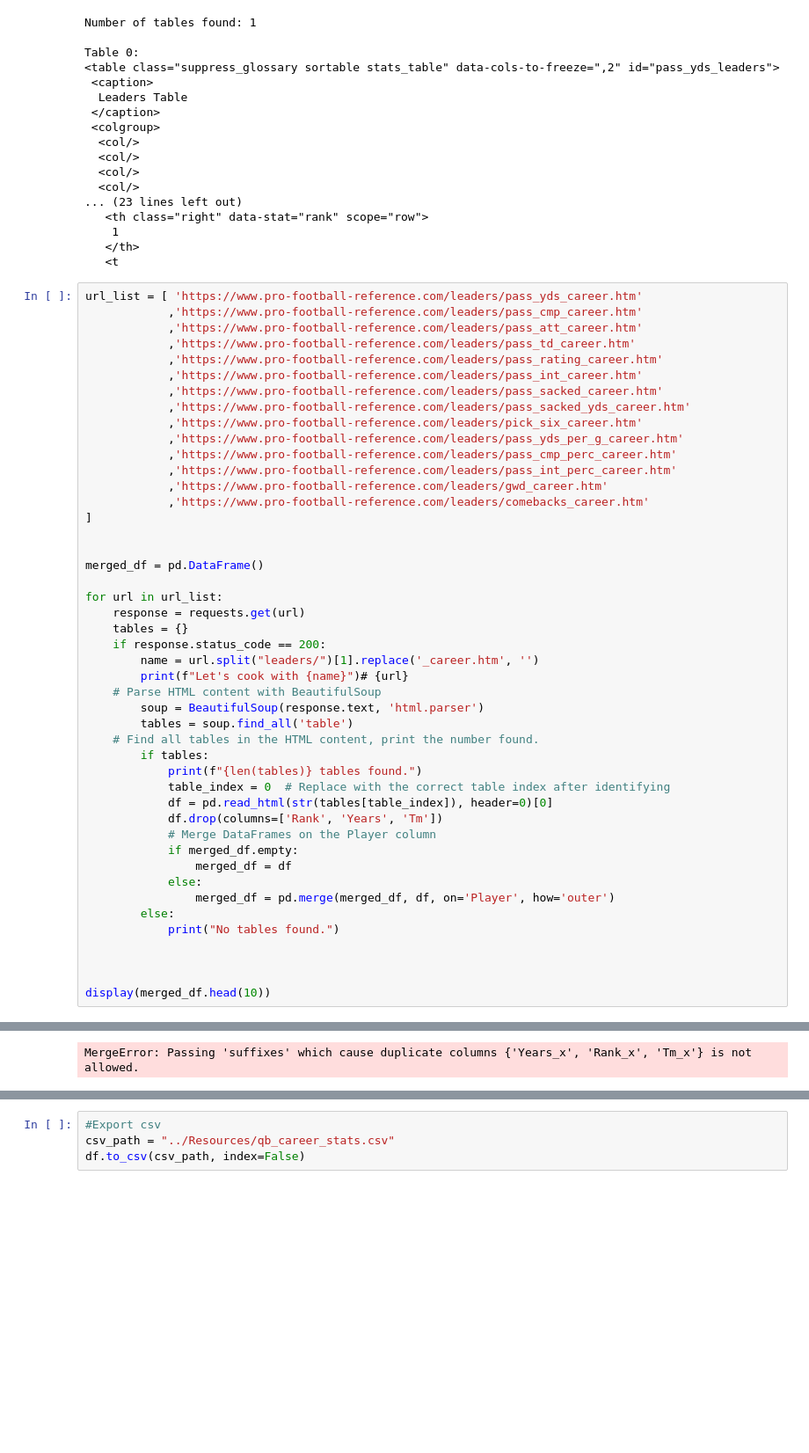
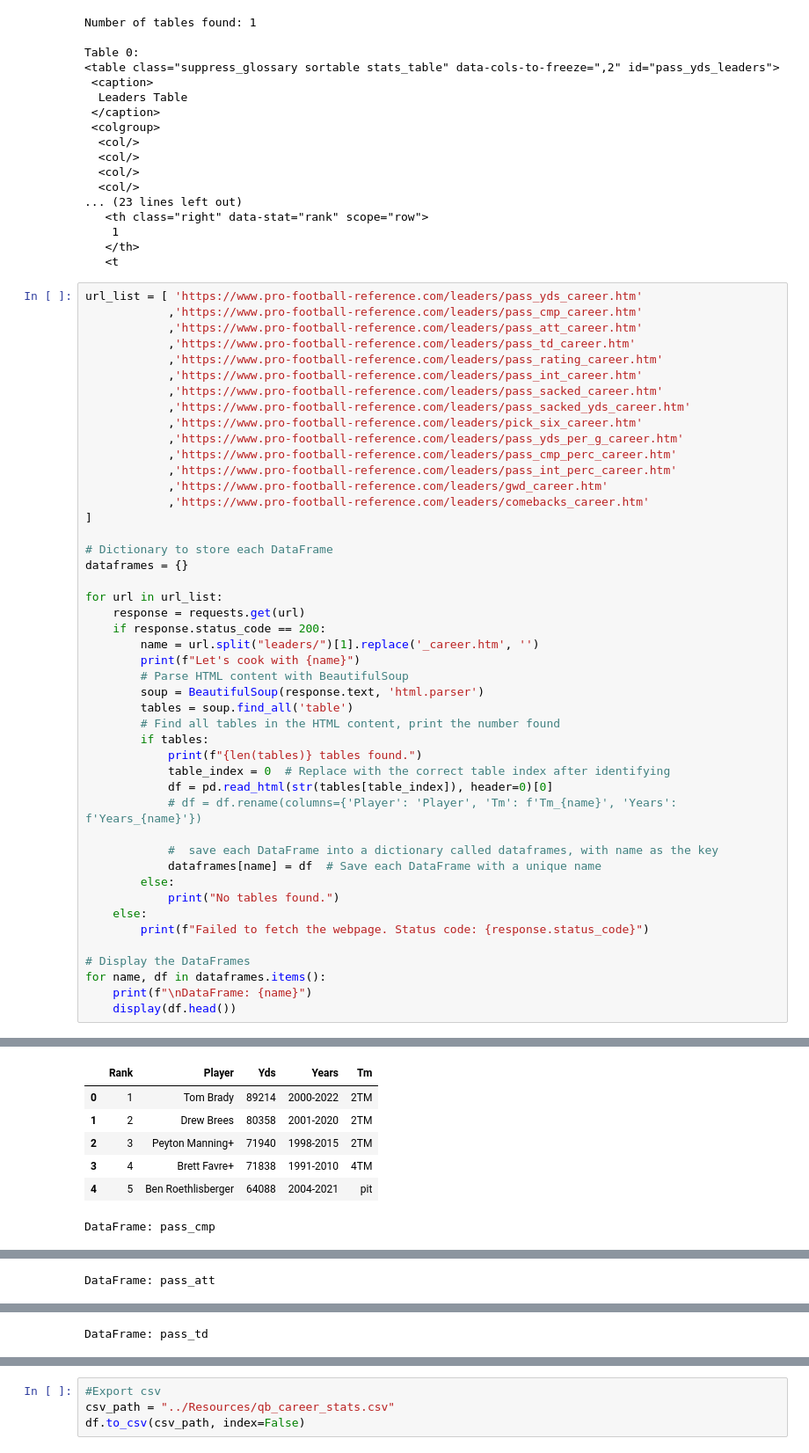
Before and after one commit to willablackmon/nfl_quarterback_draft, a Jupyter notebook: data_sourcing/qb_career_data.ipynb, the cells around one changed output, grey strips where cells are left out. Shown at 88% size. Drawn from its saved outputs; the diff is of its cells as text; blank space fills up the shorter version.

```diff
--- a/data_sourcing/qb_career_data.ipynb
+++ b/data_sourcing/qb_career_data.ipynb
@@ -60,35 +60,35 @@ url_list = [ 'https://www.pro-football-reference.com/leaders/pass_yds_career.htm
             ,'https://www.pro-football-reference.com/leaders/comebacks_career.htm'
 ]
 
-
-merged_df = pd.DataFrame()
+# Dictionary to store each DataFrame
+dataframes = {}
 
 for url in url_list:
     response = requests.get(url)
-    tables = {}
     if response.status_code == 200:
         name = url.split("leaders/")[1].replace('_career.htm', '')
-        print(f"Let's cook with {name}")# {url}
-    # Parse HTML content with BeautifulSoup
+        print(f"Let's cook with {name}")
+        # Parse HTML content with BeautifulSoup
         soup = BeautifulSoup(response.text, 'html.parser')
         tables = soup.find_all('table')
-    # Find all tables in the HTML content, print the number found.
+        # Find all tables in the HTML content, print the number found
         if tables:
             print(f"{len(tables)} tables found.")
             table_index = 0  # Replace with the correct table index after identifying
             df = pd.read_html(str(tables[table_index]), header=0)[0]
-            df.drop(columns=['Rank', 'Years', 'Tm'])
-            # Merge DataFrames on the Player column
-            if merged_df.empty:
-                merged_df = df
-            else:
-                merged_df = pd.merge(merged_df, df, on='Player', how='outer')
+            # df = df.rename(columns={'Player': 'Player', 'Tm': f'Tm_{name}', 'Years': f'Years_{name}'})
+
+            #  save each DataFrame into a dictionary called dataframes, with name as the key
+            dataframes[name] = df  # Save each DataFrame with a unique name
         else:
             print("No tables found.")
+    else:
+        print(f"Failed to fetch the webpage. Status code: {response.status_code}")
 
-
-
-display(merged_df.head(10))
+# Display the DataFrames
+for name, df in dataframes.items():
+    print(f"\nDataFrame: {name}")
+    display(df.head())
 # %% [output]
 Let's cook with pass_yds
 1 tables found.
@@ -101 +110,7 @@ Let's cook with pass_td
+|  | Rank | Player | Yds | Years | Tm |
+| 0 | 1 | Tom Brady | 89214 | 2000-2022 | 2TM |
+| 1 | 2 | Drew Brees | 80358 | 2001-2020 | 2TM |
+| 2 | 3 | Peyton Manning+ | 71940 | 1998-2015 | 2TM |
+| 3 | 4 | Brett Favre+ | 71838 | 1991-2010 | 4TM |
+| 4 | 5 | Ben Roethlisberger | 64088 | 2004-2021 | pit |
-MergeError: Passing 'suffixes' which cause duplicate columns {'Years_x', 'Rank_x', 'Tm_x'} is not allowed.
+DataFrame: pass_cmp
@@ -101,0 +123 @@ MergeError: Passing 'suffixes' which cause duplicate columns {'Years_x', 'Rank_x
+DataFrame: pass_att
@@ -101,0 +130 @@ MergeError: Passing 'suffixes' which cause duplicate columns {'Years_x', 'Rank_x
+DataFrame: pass_td
```
Also changed, not shown: parts of 3 cells of this notebook, 2 other files.
